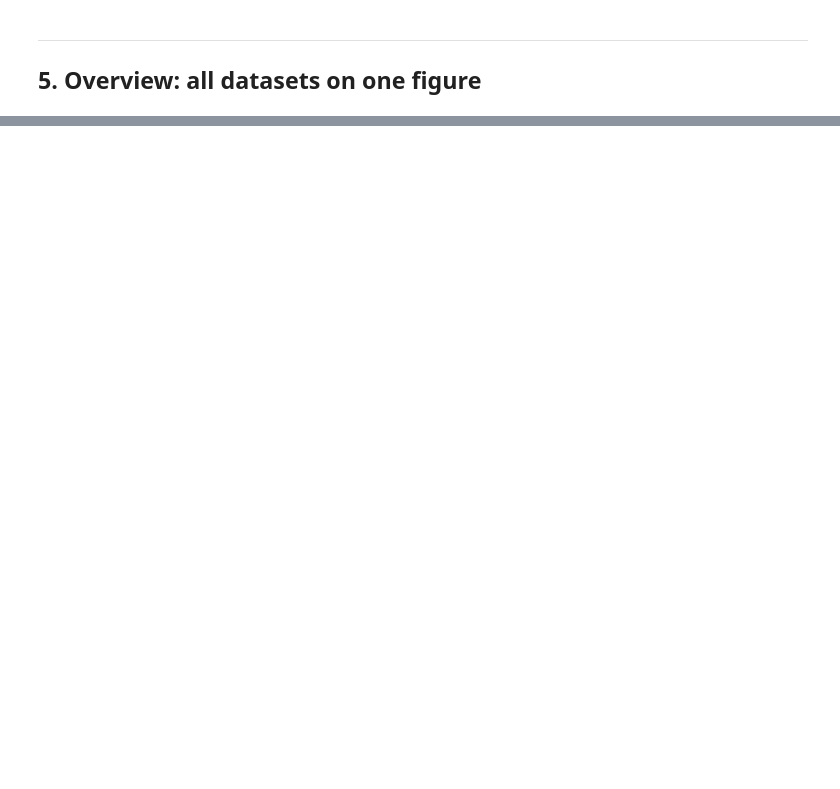
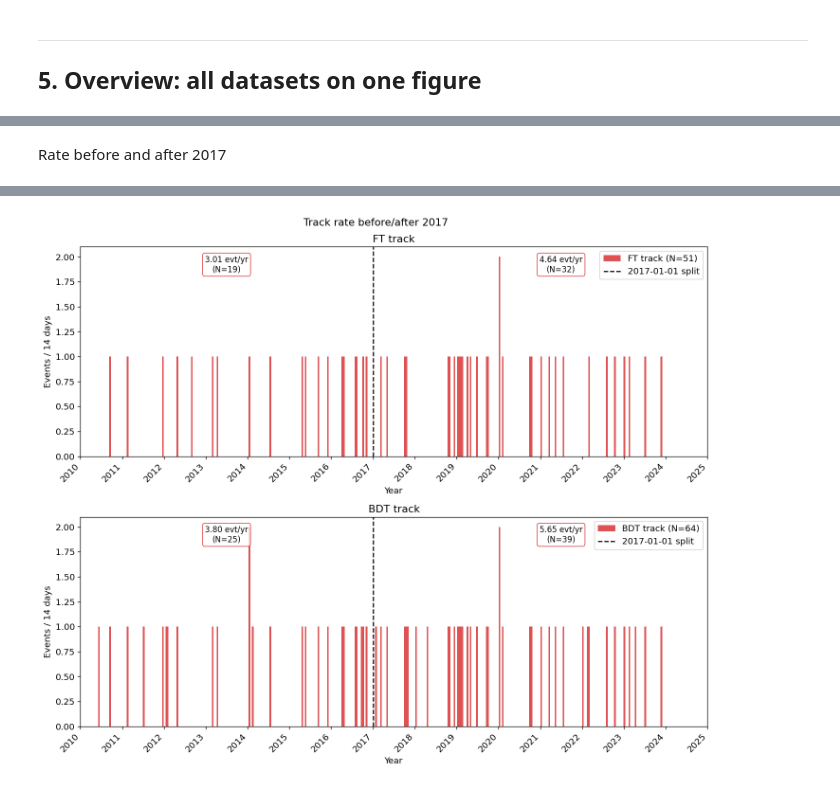
Before and after one commit to icecube/reco_processing, a Jupyter notebook: NNMFit/notebooks/unblind/step1_hese_flux/data_stability.ipynb, the cells around one changed output, grey strips where cells are left out. Cells and saved outputs as stored; diff of their text form; code cells hidden in the pictures; blank space fills up the shorter version.

```diff
--- a/NNMFit/notebooks/unblind/step1_hese_flux/data_stability.ipynb
+++ b/NNMFit/notebooks/unblind/step1_hese_flux/data_stability.ipynb
@@ -261,0 +262,78 @@ plt.show()
+# %% [markdown]
+Rate before and after 2017
+# %%
+SPLIT_DATE = pd.Timestamp('2017-01-01')
+
+def compute_rate(df, label):
+    """
+    Compute event rate before and after SPLIT_DATE.
+    Time span for each period: from first event in that period to the boundary
+    (or boundary to last event), giving the actual observation window used.
+    """
+    dates = pd.DatetimeIndex(mjd_to_datetime(df['mjd'].values))
+
+    before = dates[dates < SPLIT_DATE]
+    after  = dates[dates >= SPLIT_DATE]
+
+    n_before = len(before)
+    n_after  = len(after)
+
+    # Use the actual data range within each half as the observation window
+    t_before_yr = (SPLIT_DATE - before.min()).days / 365.25 if n_before > 0 else np.nan
+    t_after_yr  = (after.max() - SPLIT_DATE).days / 365.25  if n_after  > 0 else np.nan
+
+    rate_before = n_before / t_before_yr if n_before > 0 else np.nan
+    rate_after  = n_after  / t_after_yr  if n_after  > 0 else np.nan
+
+    print(f"{label}")
+    print(f"  Before 2017 : {n_before:3d} events  /  {t_before_yr:.2f} yr  =  {rate_before:.2f} events/yr")
+    print(f"  After  2017 : {n_after:3d} events  /  {t_after_yr:.2f} yr  =  {rate_after:.2f} events/yr")
+    if not (np.isnan(rate_before) or np.isnan(rate_after)):
+        print(f"  Ratio after/before : {rate_after / rate_before:.2f}")
+    print()
+
+    return dict(label=label,
+                n_before=n_before, n_after=n_after,
+                t_before_yr=t_before_yr, t_after_yr=t_after_yr,
+                rate_before=rate_before, rate_after=rate_after)
+
+
+# Datasets to compare — add or remove as needed
+track_datasets = [
+    (df_ft_track,  'FT track'),
+    (df_bdt_track, 'BDT track'),
+]
+
+results = []
+for df, label in track_datasets:
+    results.append(compute_rate(df, label))
+
+# ── Visual summary: histogram with rates annotated ────────────────────────────
+fig, axes = plt.subplots(len(track_datasets), 1, figsize=(12, 5 * len(track_datasets)), sharex=False)
+if len(track_datasets) == 1:
+    axes = [axes]
+
+for ax, (df, label), res in zip(axes, track_datasets, results):
+    plot_time_hist(ax, df['mjd'].values, label, '#d62728')
+
+    # Vertical split line
+    ax.axvline(SPLIT_DATE, color='k', ls='--', lw=1.5, label='2017-01-01 split')
+
+    # Annotate rates in each half
+    ymax = ax.get_ylim()[1]
+    ax.text(pd.Timestamp('2013-07-01'), 0.88 * ymax,
+            f"{res['rate_before']:.2f} evt/yr\n(N={res['n_before']})",
+            ha='center', fontsize=10,
+            bbox=dict(boxstyle='round,pad=0.3', fc='white', ec='#d62728', alpha=0.8))
+    ax.text(pd.Timestamp('2021-07-01'), 0.88 * ymax,
+            f"{res['rate_after']:.2f} evt/yr\n(N={res['n_after']})",
+            ha='center', fontsize=10,
+            bbox=dict(boxstyle='round,pad=0.3', fc='white', ec='#d62728', alpha=0.8))
+    ax.legend()
+
+threshold_str = ' [E > 60 TeV]' if APPLY_60TEV_THRESHOLD else ''
+fig.suptitle(f'Track rate before/after 2017{threshold_str}', fontsize=13)
+fig.tight_layout()
+fig.savefig(os.path.join(SAVE_PATH, f'06_track_rate_before_after_2017{BIN_SUFFIX}.pdf'), bbox_inches='tight')
+plt.show()
+# %% [output]
@@ -261,0 +349 @@ plt.show()
+[figure, added]
```
Also changed, not shown: parts of 7 cells of this notebook, 8 other files.
